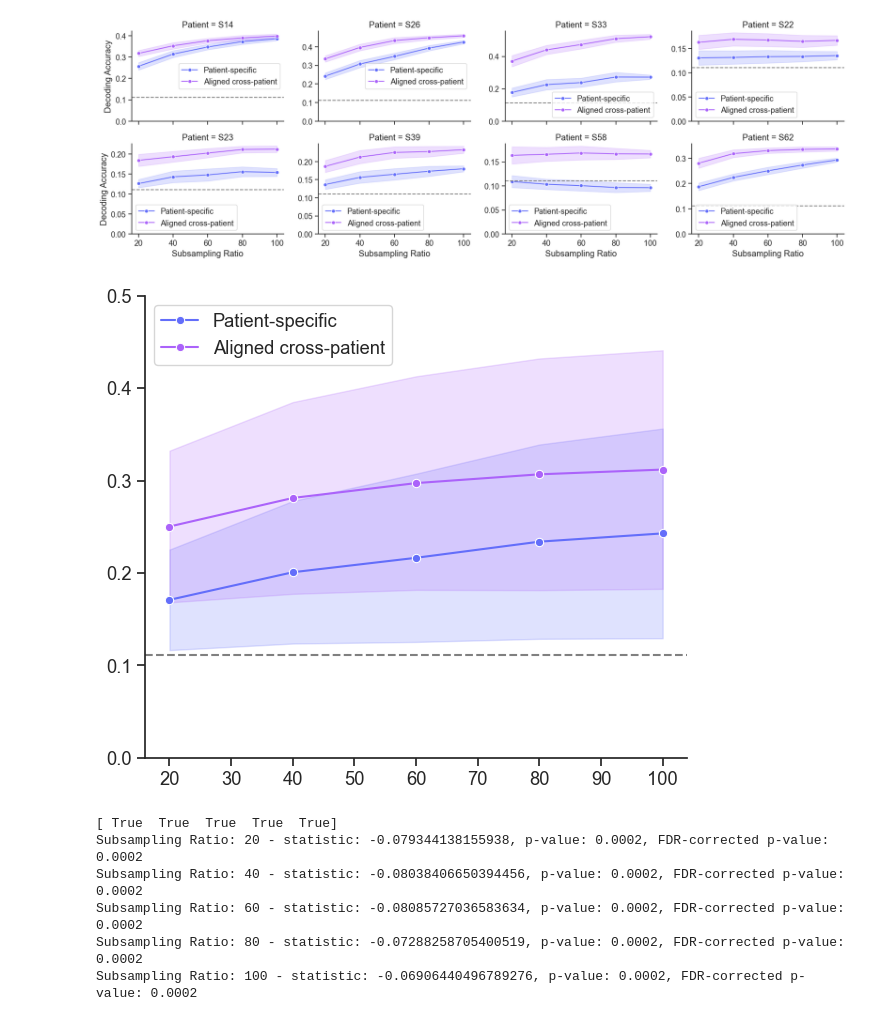
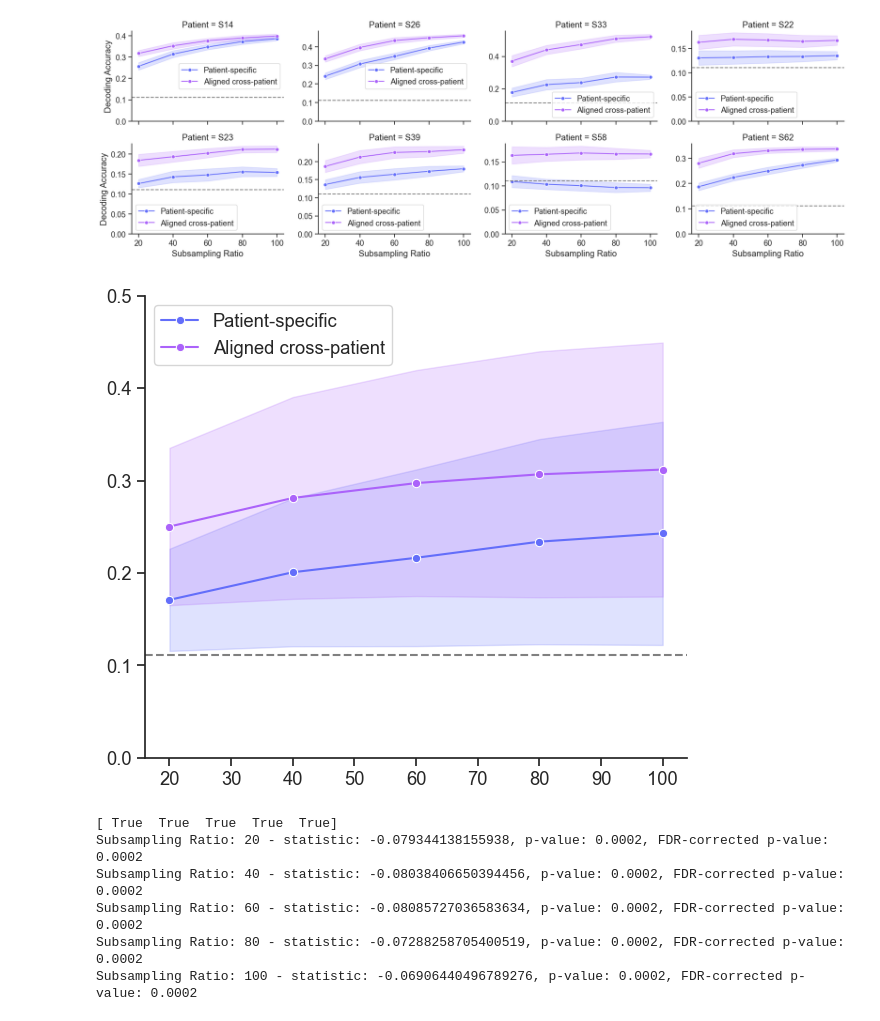
Before and after one commit to coganlab/cross_patient_speech_decoding, a Jupyter notebook: aligned_decoding/figures/fig_4.ipynb, the cells around one changed output. Drawn from its saved outputs; the diff is of its cells as text; code cells hidden in the pictures.

Commit message:
getting data for source data file and cleaning up comments/imports

```diff
--- a/aligned_decoding/figures/fig_4.ipynb
+++ b/aligned_decoding/figures/fig_4.ipynb
@@ -560,8 +535,6 @@ fig.update_yaxes(
 fig.write_image(r"C:\Users\zms14\Box\CoganLab\IndividualMeetings\Zac\manuscripts\cross_patient_speech_decoding\figures\fig_4\tarPt_decoding_ptSplit.svg")
 fig.show()
 # %%
-from scipy.stats import f_oneway, tukey_hsd, false_discovery_control
-
 pts = paper_pt_dict.values()
 p_arr = np.zeros((len(pts), 3))
 for i, pt in enumerate(pts):
@@ -569,12 +542,10 @@ for i, pt in enumerate(pts):
     pt_una = decode_df_long[(decode_df_long['Patient'] == pt) & (decode_df_long['Decoding Context'] == 'Unaligned cross-patient')]['accuracy']
     pt_cca = decode_df_long[(decode_df_long['Patient'] == pt) & (decode_df_long['Decoding Context'] == 'Aligned cross-patient')]['accuracy']
 
-    stat, anova_p = f_oneway(pt_spf, pt_una, pt_cca)
-    res = tukey_hsd(pt_spf, pt_una, pt_cca)
+    stat, anova_p = stats.f_oneway(pt_spf, pt_una, pt_cca)
+    res = stats.tukey_hsd(pt_spf, pt_una, pt_cca)
     cca_ps_p = res.pvalue[0,2]
     cca_una_p = res.pvalue[1,2]
-
-    # p_arr[i, :] = [anova_p, cca_ps_p, cca_una_p]
 
     print(f'{pt}: ANOVA p = {anova_p}, CCA vs. PS p = {cca_ps_p}, CCA vs. Unaligned p = {cca_una_p}')
     print(f'ANOVA F-statistic: {stat}')
@@ -810,8 +740,6 @@ fig.update_yaxes(
 fig.write_image(r"C:\Users\zms14\Box\CoganLab\IndividualMeetings\Zac\manuscripts\cross_patient_speech_decoding\figures\fig_4\noTar_decoding_ptSplit.svg")
 fig.show()
 # %%
-from scipy.stats import f_oneway, tukey_hsd, false_discovery_control
-
 pts = paper_pt_dict.values()
 p_arr = np.zeros((len(pts), 3))
 for i, pt in enumerate(pts):
@@ -819,12 +747,10 @@ for i, pt in enumerate(pts):
     pt_cca = noTar_decode_df_long[(noTar_decode_df_long['Patient'] == pt) & (noTar_decode_df_long['Decoding Context'] == 'Aligned')]['accuracy']
     pt_cca_tme = noTar_decode_df_long[(noTar_decode_df_long['Patient'] == pt) & (noTar_decode_df_long['Decoding Context'] == 'Aligned (surrogate data)')]['accuracy']
 
-    stat, anova_p = f_oneway(pt_una, pt_cca, pt_cca_tme)
-    res = tukey_hsd(pt_una, pt_cca, pt_cca_tme)
+    stat, anova_p = stats.f_oneway(pt_una, pt_cca, pt_cca_tme)
+    res = stats.tukey_hsd(pt_una, pt_cca, pt_cca_tme)
     cca_una_p = res.pvalue[0,1]
     cca_tme_p = res.pvalue[1,2]
-
-    # p_arr[i, :] = [anova_p, cca_ps_p, cca_una_p]
 
     print(f'{pt}: ANOVA p = {anova_p}, CCA vs. PS p = {cca_una_p}, CCA vs. Unaligned p = {cca_tme_p}')
     print(f'ANOVA F-statisitc: {stat}')
@@ -985,7 +891,7 @@ for pt in pt_list:
 
             wide_dfs.append(decode_df)
             decode_df = pd.melt(decode_df, var_name='Decoding Context', value_name='Decoding Accuracy')
-            decode_df['Patient'] = pt
+            decode_df['Patient'] = paper_pt_dict[pt]
             decode_df['Phoneme Index'] = p_str
             decode_df['Subsampling Ratio'] = tss_r
             cols = decode_df.columns.tolist()
@@ -994,8 +900,6 @@ for pt in pt_list:
             long_dfs.append(decode_df)
 tss_df_wide = pd.concat(wide_dfs)
 tss_df_long = pd.concat(long_dfs)
-# decode_df_long = decode_df_long.sort_values(by=['Subsampling Ratio', 'Decoding Context'], ascending=[False, True])
-# decode_df_long['Contact Size'] = decode_df_long['Contact Size'].astype('category')
 # %%
 tss_df_long
 # %% [output]
@@ -1028,20 +932,22 @@ plt.show()
 # %%
 plt.subplots(1,1,figsize=(7,6))
 
-sns.lineplot(data=tss_df_long, x='Subsampling Ratio', y='Decoding Accuracy', hue='Decoding Context', marker='o', errorbar='sd', palette=['#636EFA', '#AB63FA'])
+fig_df = tss_df_long[tss_df_long['Phoneme Index'] == 'pAll'].drop(columns=['Phoneme Index']).groupby(['Subsampling Ratio', 'Decoding Context', 'Patient'], sort=False).mean().reset_index()
+
+sns.lineplot(data=fig_df, x='Subsampling Ratio', y='Decoding Accuracy', hue='Decoding Context', marker='o', errorbar='sd', palette=['#636EFA', '#AB63FA'])
 plt.axhline(1/9, color='grey', linestyle='--')
 # plt.title('Decoding Accuracy by Target Subsampling Ratio')
 plt.xlabel('')
 plt.ylabel('')
 plt.ylim(0.05, 0.5)
 plt.yticks(np.arange(0, 0.55, 0.1))
 plt.legend(loc='upper left')
 
 sns.despine()
-plt.savefig(r"C:\Users\zms14\Box\CoganLab\IndividualMeetings\Zac\manuscripts\cross_patient_speech_decoding\figures\fig_4\trial_subsampling.svg")
+# plt.savefig(r"C:\Users\zms14\Box\CoganLab\IndividualMeetings\Zac\manuscripts\cross_patient_speech_decoding\figures\fig_4\trial_subsampling.svg")
 plt.show()
 # %% [output]
-[figure, old version]
+[figure, new version]
 # %%
 def diff_stat(a,b,axis):
     return np.mean(a, axis=axis) - np.mean(b, axis=axis)
```
Also changed, not shown: parts of 16 cells of this notebook.
